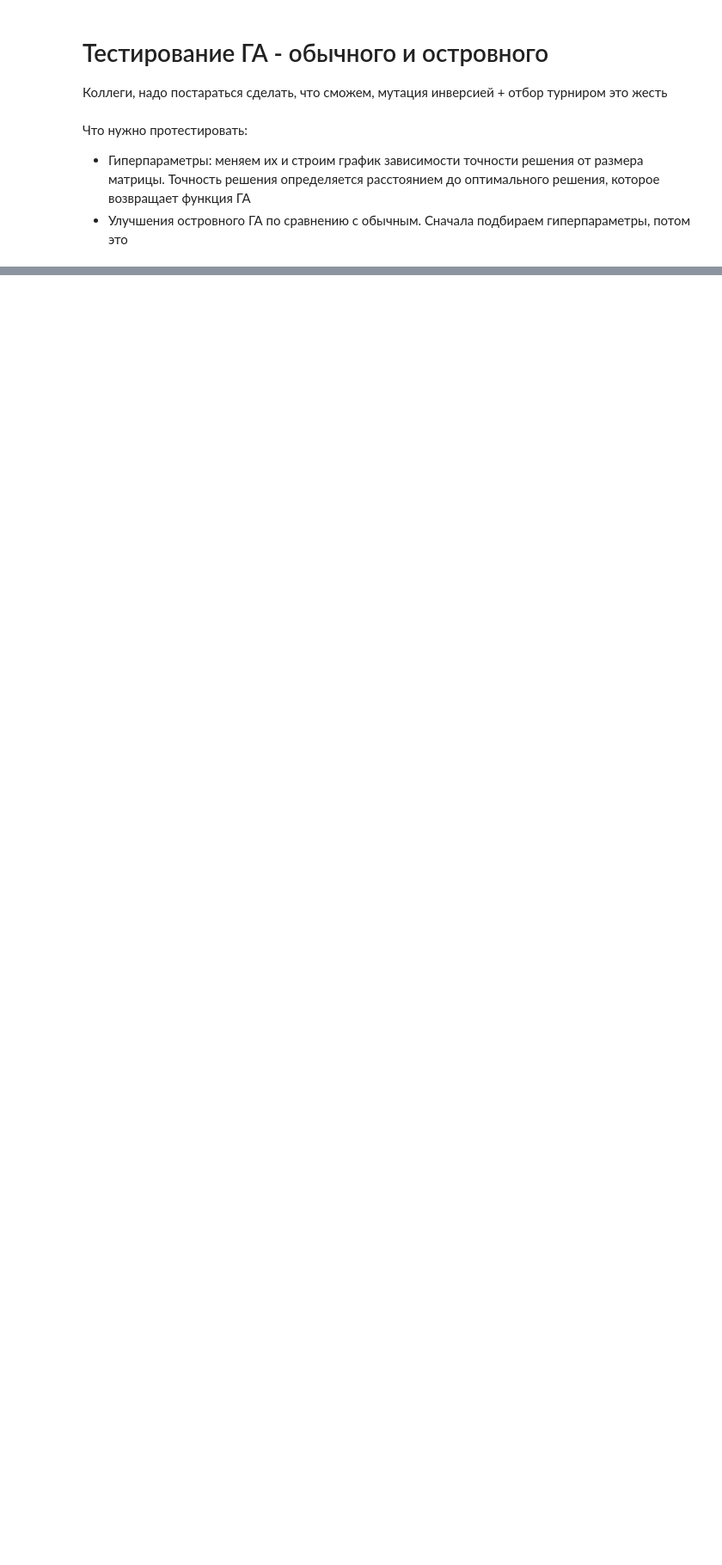
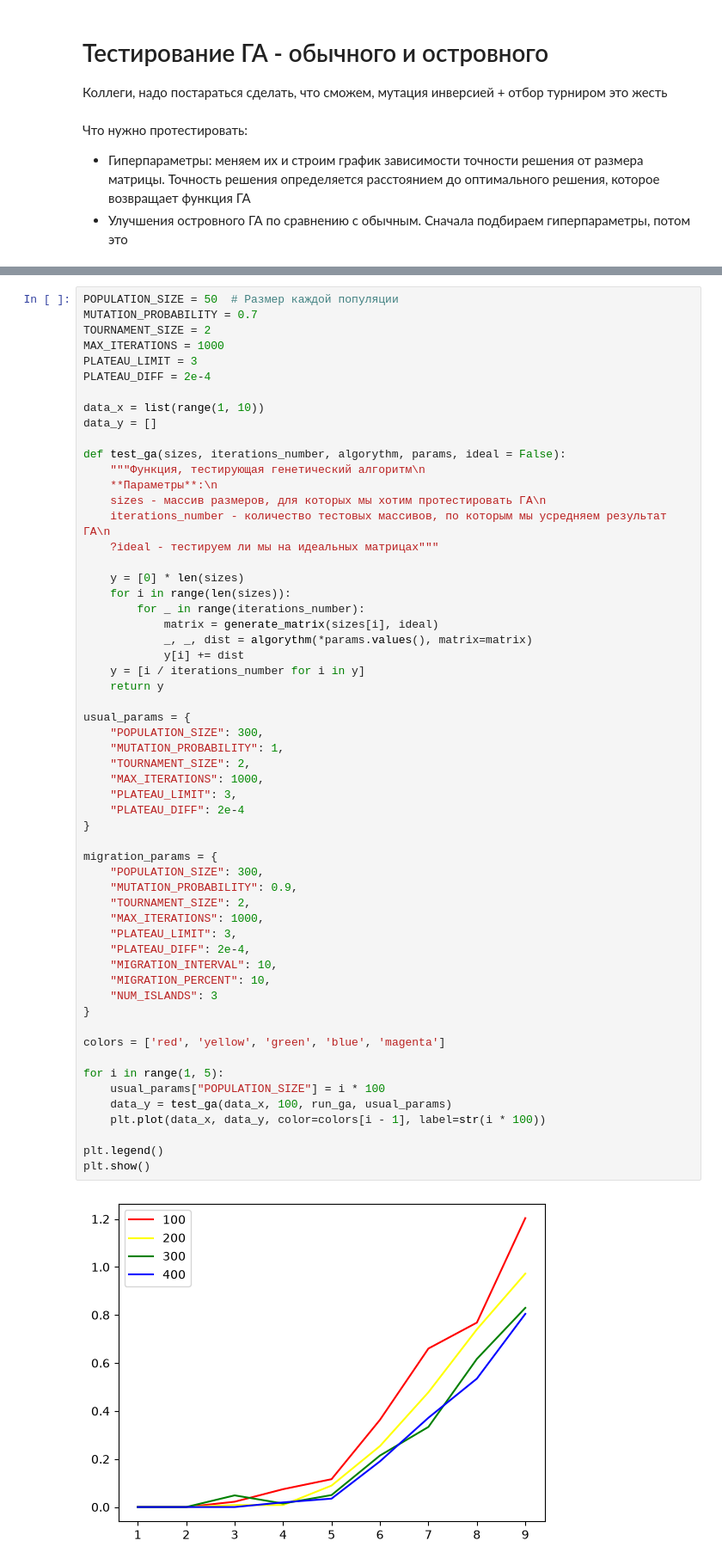
Before and after one commit to alekseev-n/IAD, a Jupyter notebook: lab1/testing.ipynb, the cells around one changed output, grey strips where cells are left out. Shown at 86% size. Drawn from its saved outputs; the diff is of its cells as text; blank space fills up the shorter version.

Commit message:
Сделал базовое тестирование генетического алгоритма

```diff
--- a/lab1/testing.ipynb
+++ b/lab1/testing.ipynb
@@ -29,0 +31,59 @@ generate_matrix(4, False)
+# %%
+POPULATION_SIZE = 50  # Размер каждой популяции
+MUTATION_PROBABILITY = 0.7
+TOURNAMENT_SIZE = 2
+MAX_ITERATIONS = 1000
+PLATEAU_LIMIT = 3
+PLATEAU_DIFF = 2e-4
+
+data_x = list(range(1, 10))
+data_y = []
+
+def test_ga(sizes, iterations_number, algorythm, params, ideal = False):
+    """Функция, тестирующая генетический алгоритм\n
+    **Параметры**:\n
+    sizes - массив размеров, для которых мы хотим протестировать ГА\n
+    iterations_number - количество тестовых массивов, по которым мы усредняем результат ГА\n
+    ?ideal - тестируем ли мы на идеальных матрицах"""
+
+    y = [0] * len(sizes)
+    for i in range(len(sizes)):
+        for _ in range(iterations_number):
+            matrix = generate_matrix(sizes[i], ideal)
+            _, _, dist = algorythm(*params.values(), matrix=matrix)
+            y[i] += dist
+    y = [i / iterations_number for i in y]
+    return y
+
+usual_params = {
+    "POPULATION_SIZE": 300,
+    "MUTATION_PROBABILITY": 1,
+    "TOURNAMENT_SIZE": 2,
+    "MAX_ITERATIONS": 1000,
+    "PLATEAU_LIMIT": 3,
+    "PLATEAU_DIFF": 2e-4
+}
+
+migration_params = {
+    "POPULATION_SIZE": 300,
+    "MUTATION_PROBABILITY": 0.9,
+    "TOURNAMENT_SIZE": 2,
+    "MAX_ITERATIONS": 1000,
+    "PLATEAU_LIMIT": 3,
+    "PLATEAU_DIFF": 2e-4,
+    "MIGRATION_INTERVAL": 10,
+    "MIGRATION_PERCENT": 10,
+    "NUM_ISLANDS": 3
+}
+
+colors = ['red', 'yellow', 'green', 'blue', 'magenta']
+
+for i in range(1, 5):
+    usual_params["POPULATION_SIZE"] = i * 100
+    data_y = test_ga(data_x, 100, run_ga, usual_params)
+    plt.plot(data_x, data_y, color=colors[i - 1], label=str(i * 100))
+
+plt.legend()
+plt.show()
+# %% [output]
+[figure, added]
```
Also changed, not shown: parts of 5 cells of this notebook, 3 other files.
